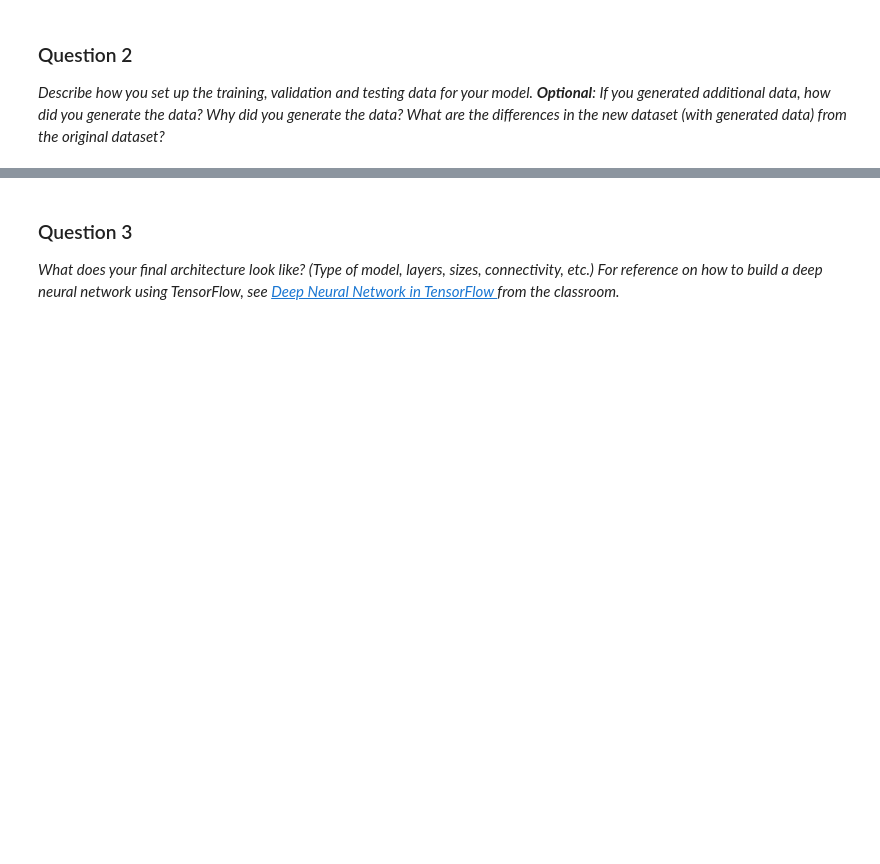
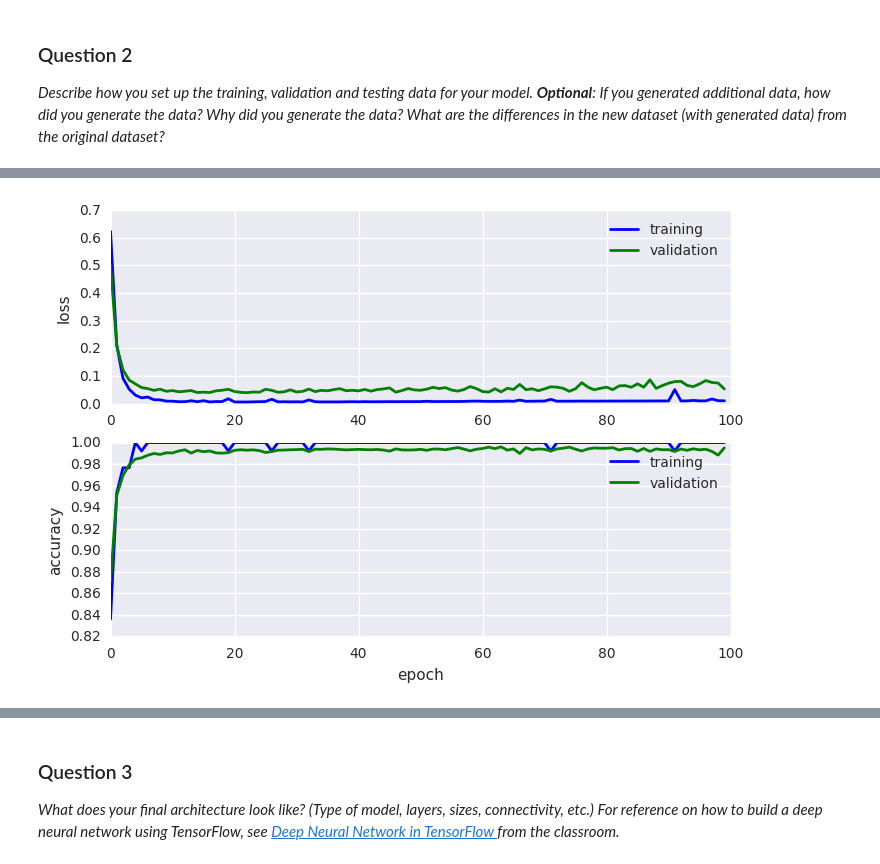
Before and after one commit to dvu4/CarND-Traffic-Sign-Classifier-Project, a Jupyter notebook: Traffic_Sign_Classifier.ipynb, the cells around one changed output, grey strips where cells are left out. Drawn from its saved outputs; the diff is of its cells as text; code cells hidden in the pictures; blank space fills up the shorter version.

```diff
--- a/Traffic_Sign_Classifier.ipynb
+++ b/Traffic_Sign_Classifier.ipynb
@@ -313,0 +481,19 @@ _Describe how you set up the training, validation and testing data for your mode
+# %%
+correct_prediction = tf.equal(tf.argmax(logits, 1), tf.argmax(y, 1))
+accuracy_operation = tf.reduce_mean(tf.cast(correct_prediction, tf.float32))
+tf.add_to_collection('accuracy_operation', accuracy_operation)
+
+saver = tf.train.Saver()
+
+
+def evaluate(dataset):
+    steps_per_epoch = dataset.length() // BATCH_SIZE
+    num_examples = steps_per_epoch * BATCH_SIZE
+    total_accuracy, total_loss = 0, 0
+    for step in range(steps_per_epoch):
+        batch_x, batch_y = dataset.next_batch(BATCH_SIZE)
+        loss, accuracy = sess.run([loss_operation, accuracy_operation],
+                             feed_dict={x: batch_x, y: batch_y, keep_prob: 1.0})
+        total_accuracy += (accuracy * len(batch_x))
+        total_loss += (loss * len(batch_x))
+    return total_loss / num_examples, total_accuracy / num_examples
@@ -313,0 +509,47 @@ _Describe how you set up the training, validation and testing data for your mode
+# %%
+EPOCHS = 100
+BATCH_SIZE = 128
+best_valid_accuracy = 1e-10
+
+
+with tf.Session() as sess:
+    sess.run(tf.global_variables_initializer())
+    steps_per_epoch = len(train_features) // BATCH_SIZE
+    num_examples = steps_per_epoch * BATCH_SIZE
+
+    training_accuracies = []
+    valid_accuracies = []
+
+    training_losses = []
+    valid_losses = []
+
+    for epoch in range(EPOCHS):
+
+        for step in range(steps_per_epoch):
+            batch_x, batch_y = training_dataset.next_batch(BATCH_SIZE)
+            loss, accuracy = sess.run([training_operation, accuracy_operation],
+                                   feed_dict={x: batch_x, y: batch_y, keep_prob: 0.5})
+
+        # training loss and accuracy after an epoch
+        train_loss, train_acc = sess.run([loss_operation, accuracy_operation],
+                                   feed_dict={x: batch_x, y: batch_y, keep_prob: 1.0})
+        training_losses.append(train_loss)
+        training_accuracies.append(train_acc)
+
+
+        valid_loss, valid_acc = evaluate(valid_dataset)
+        valid_losses.append(valid_loss)
+        valid_accuracies.append(valid_acc)
+
+
+        if valid_acc > best_valid_accuracy:
+                saver.save(sess, MODEL_NAME, global_step=step)
+                best_valid_accuracy = valid_acc
+
+        if epoch % 20 == 0:
+            print('Epoch:{:d} train loss:{:.4f} valid loss:{:.4f} train accu:{:.4f} valid accu:{:.4f}'.format(
+                    epoch, train_loss,  valid_loss,  train_acc, valid_acc))
+
+    print('Trained model saved to the disk.')
+    plot_learning_curves(training_losses, training_accuracies, valid_losses, valid_accuracies )
+# %% [output]
@@ -313,0 +562 @@ _Describe how you set up the training, validation and testing data for your mode
+[figure, added]
```
Also changed, not shown: parts of 54 cells of this notebook, 1 other file.
